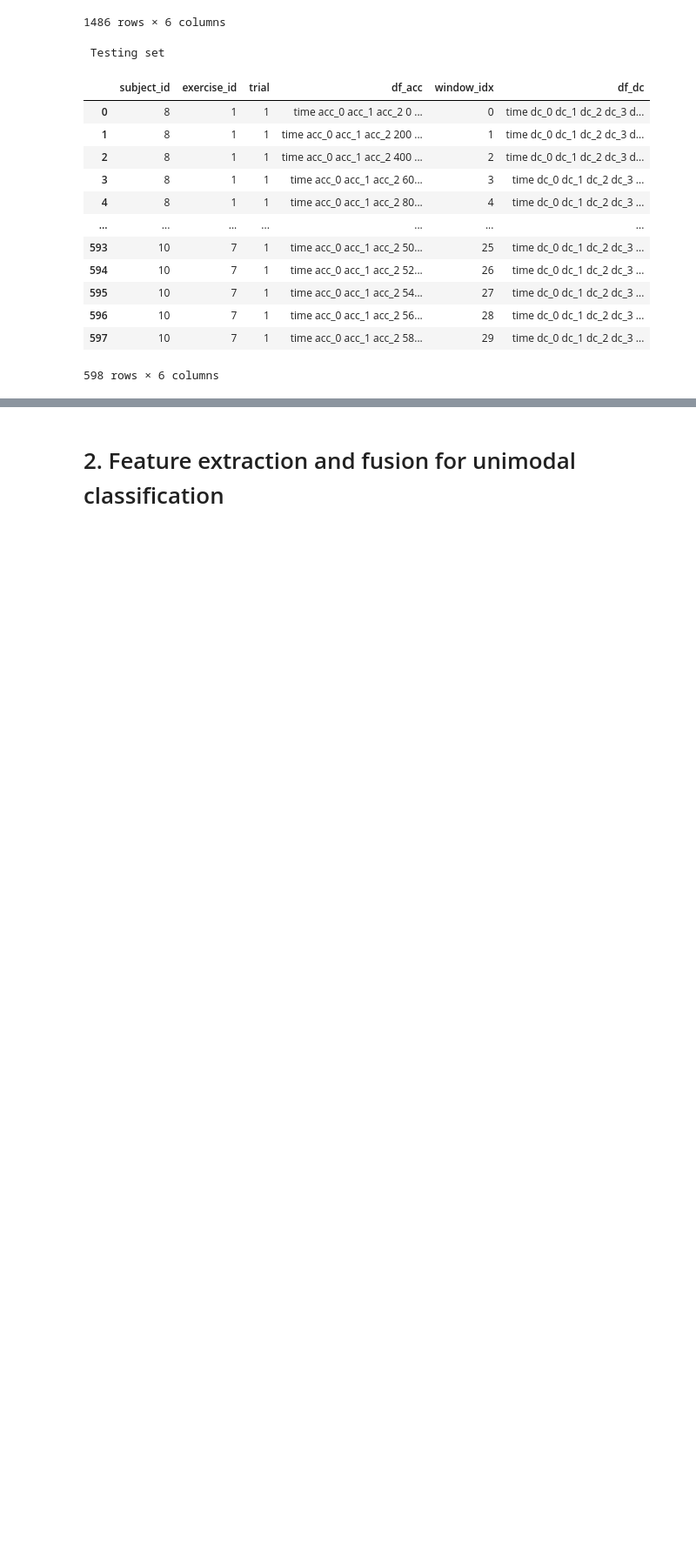
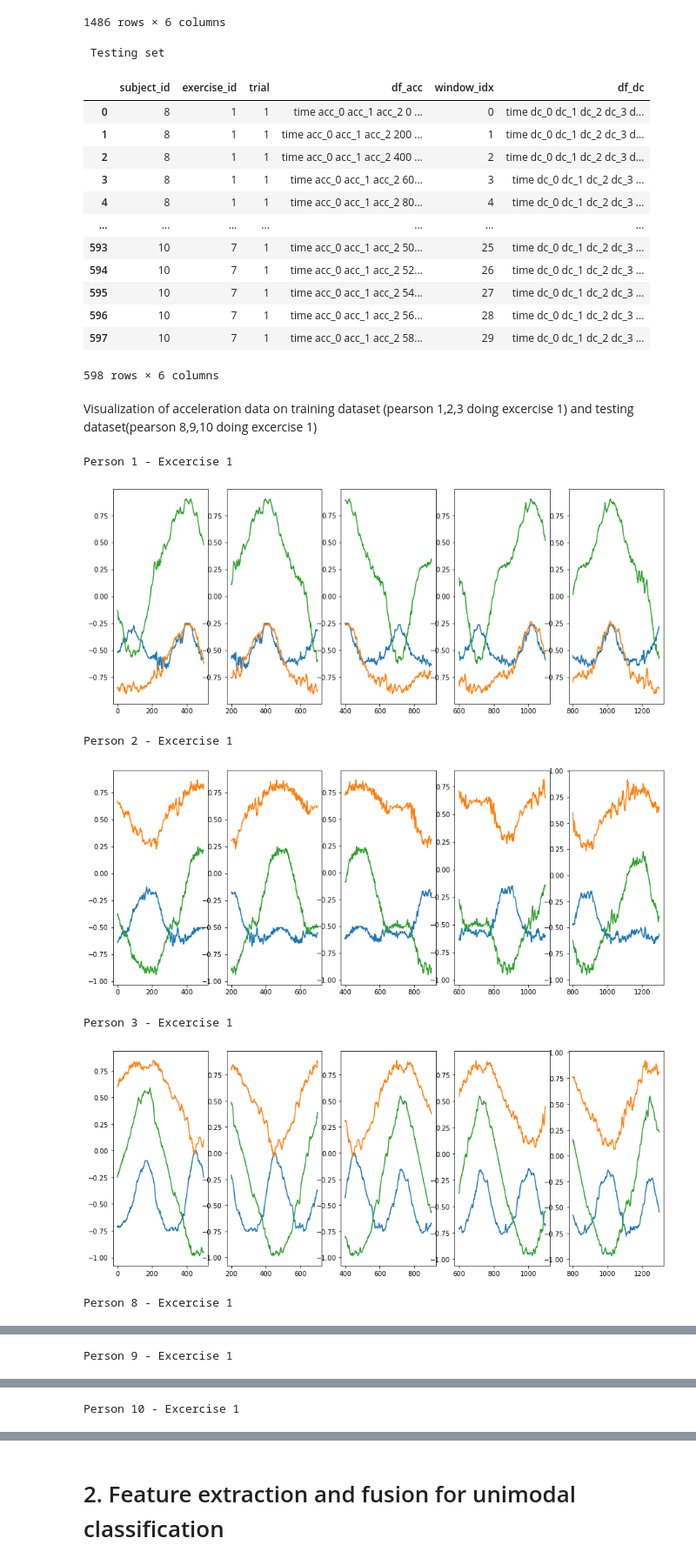
Before and after one commit to anushaihalapathirana/Multi_modal_data_fusion, a Jupyter notebook: project-work-MEx-classification.ipynb, the cells around one changed output, grey strips where cells are left out. Shown at 87% size. Saved outputs shown, nothing was run; the diff lists cells and outputs as text; code cells hidden in the pictures; blank space fills up the shorter version.

```diff
--- a/project-work-MEx-classification.ipynb
+++ b/project-work-MEx-classification.ipynb
@@ -437,3 +437,52 @@ df_test_pair
 | 596 | 10 | 7 | 1 | time acc_0 acc_1 acc_2 56... | 28 | time dc_0 dc_1 dc_2 dc_3 ... |
 | 597 | 10 | 7 | 1 | time acc_0 acc_1 acc_2 58... | 29 | time dc_0 dc_1 dc_2 dc_3 ... |
 598 rows × 6 columns
+# %% [markdown]
+Visualization of acceleration data on training dataset (pearson 1,2,3 doing excercise 1) and testing dataset(pearson 8,9,10 doing excercise 1)
+# %%
+
+def plot_acc_data(df_acc, sub_id, excercise_id, label):
+
+    df_acc = df_acc[(df_acc['subject_id'] == sub_id) & (df_acc['exercise_id'] == excercise_id)]
+    df_acc0 = df_acc.df_acc.iloc[0]
+    df_acc0 = df_acc0.drop('time', axis=1)
+    df_acc1 = df_acc.df_acc.iloc[1]
+    df_acc1 = df_acc1.drop('time', axis=1)
+    df_acc2 = df_acc.df_acc.iloc[2]
+    df_acc2 = df_acc2.drop('time', axis=1)
+    df_acc3 = df_acc.df_acc.iloc[3]
+    df_acc3 = df_acc3.drop('time', axis=1)
+    df_acc4 = df_acc.df_acc.iloc[4]
+    df_acc4 = df_acc4.drop('time', axis=1)
+
+    f = plt.figure(figsize=(15,6))
+    print(label)
+
+    f.add_subplot(1,5,1)
+    plt.plot(df_acc0)
+    f.add_subplot(1,5,2)
+    plt.plot(df_acc1)
+    f.add_subplot(1,5,3)
+    plt.plot(df_acc2)
+    f.add_subplot(1,5,4)
+    plt.plot(df_acc3)
+    f.add_subplot(1,5,5)
+    plt.plot(df_acc4)
+    plt.show()
+
+
+plot_acc_data(df_train_pair, 1, 1, 'Person 1 - Excercise 1')
+plot_acc_data(df_train_pair, 2, 1, 'Person 2 - Excercise 1')
+plot_acc_data(df_train_pair, 3, 1, 'Person 3 - Excercise 1')
+
+plot_acc_data(df_test_pair, 8, 1, 'Person 8 - Excercise 1')
+plot_acc_data(df_test_pair, 9, 1, 'Person 9 - Excercise 1')
+plot_acc_data(df_test_pair, 10, 1, 'Person 10 - Excercise 1')
+# %% [output]
+Person 1 - Excercise 1
+[figure, added]
+Person 2 - Excercise 1
+[figure, added]
+Person 3 - Excercise 1
+[figure, added]
+Person 8 - Excercise 1
@@ -439,0 +490 @@ df_test_pair
+Person 9 - Excercise 1
@@ -439,0 +492 @@ df_test_pair
+Person 10 - Excercise 1
```
Also changed, not shown: parts of 45 cells of this notebook.
